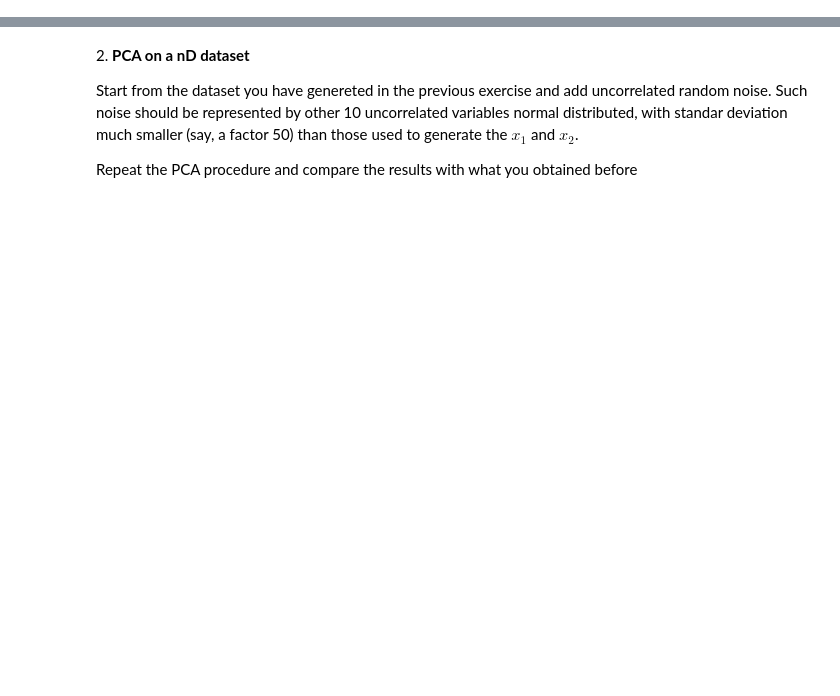
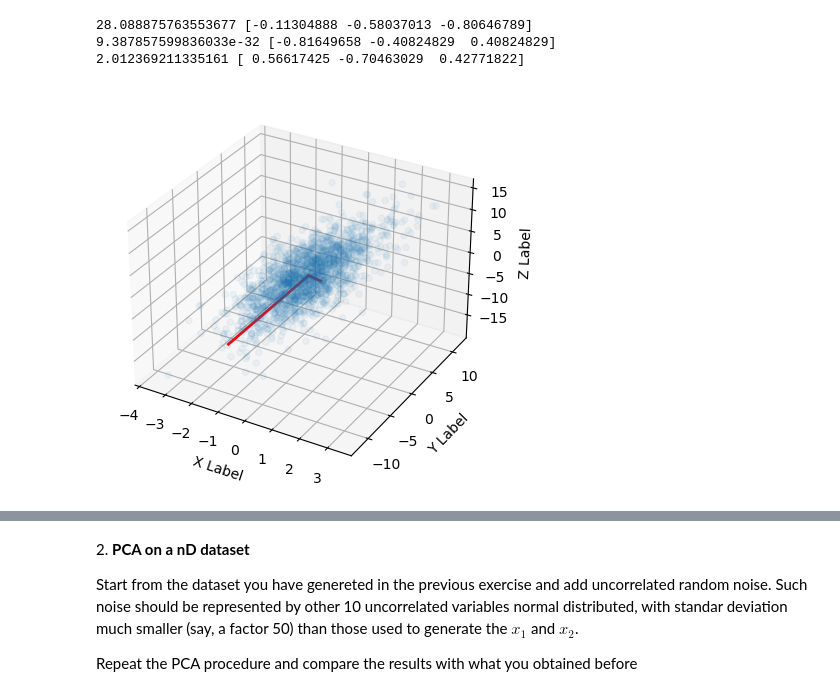
Before and after one commit to RiccardoTancredi/LaboratoryOfComputationalPhysics_Y5, a Jupyter notebook: 08ex_LinearAlgebra.ipynb, the cells around one changed output, grey strips where cells are left out. Saved outputs shown, nothing was run; the diff lists cells and outputs as text; code cells hidden in the pictures; blank space fills up the shorter version.

```diff
--- a/08ex_LinearAlgebra.ipynb
+++ b/08ex_LinearAlgebra.ipynb
@@ -12,0 +20,15 @@
+# %%
+N = 2000
+mu = [0, 0]
+sigma = [1, 3]
+X = np.zeros((3, N))
+X[0] = np.random.normal(loc=mu[0], scale=sigma[0], size=N)
+X[1] = X[0] + np.random.normal(loc=mu[1], scale=sigma[1], size=N)
+X[2] = 2*X[0]+X[1]
+# we build the covariance matrix
+cov = np.cov(X)
+# we find eigenvalues and eigenvectors
+l, V = la.eig(cov)
+l = np.real(l)
+print(f"Eigenvalues are \n {l}")
+print(f"Eigenvectors are \n {V}")
@@ -12,0 +42,10 @@
+# %%
+# SVD
+U, spectrum, Vt = la.svd(X)
+spectrum = np.array([spectrum[0], spectrum[2], spectrum[1]])
+U = U[:, [0, 2, 1]]
+print("shapes:", U.shape, spectrum.shape, Vt.shape)
+print (spectrum**2/(N-1), '\n')
+print (U, '\n')
+# print (Vt, '\n')
+np.allclose(spectrum**2/(N-1), l, rtol=1e-3), np.allclose(V, U, rtol=1e-3)
@@ -12,0 +89,21 @@
+# %%
+fig = plt.figure(figsize=(5, 5))
+ax = fig.add_subplot(projection='3d')
+# the original data distribution
+ax.scatter(X[0,:], X[1,:], X[2,:], alpha=0.05)
+# a scale factor to emphazise the lines
+scale_factor=0.5
+ax.set_xlabel('X Label')
+ax.set_ylabel('Y Label')
+ax.set_zlabel('Z Label')
+# draw each eigenvector
+for li, vi in zip(spectrum**2/(N-1), U.T):
+    print(li, vi)
+    # the line is defined by means of its beginning and its end
+    ax.plot([0, scale_factor*li*vi[0]], [0, scale_factor*li*vi[1]], [0, scale_factor*li*vi[2]], 'r-', lw=2)
+plt.show()
+# %% [output]
+28.088875763553677 [-0.11304888 -0.58037013 -0.80646789]
+9.387857599836033e-32 [-0.81649658 -0.40824829  0.40824829]
+2.012369211335161 [ 0.56617425 -0.70463029  0.42771822]
+[figure, added]
```
Also changed, not shown: parts of 18 cells of this notebook, 1 other file.
